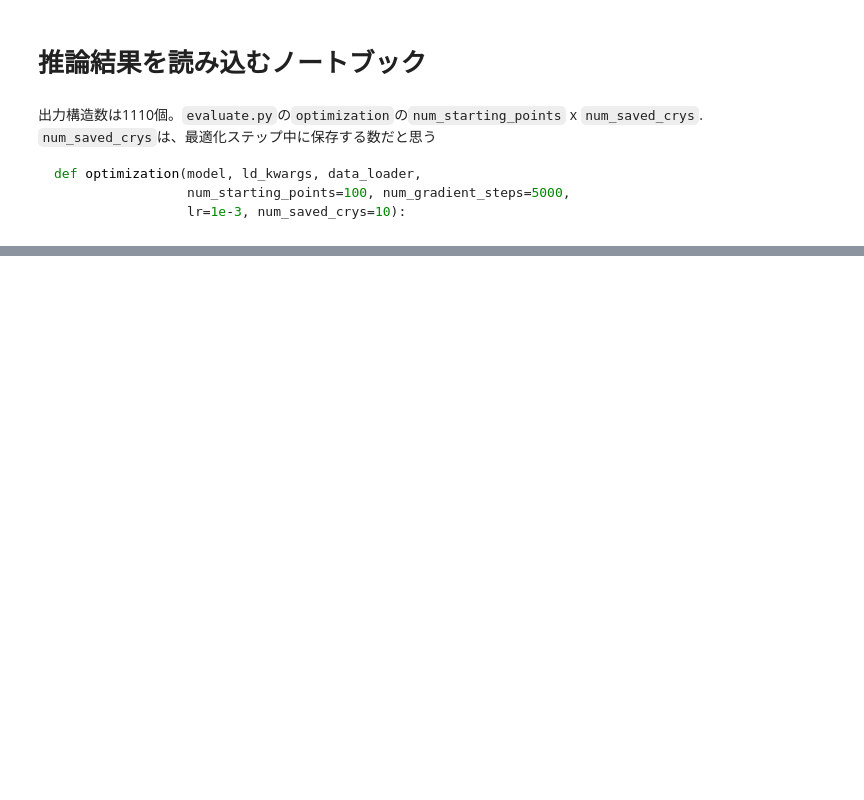
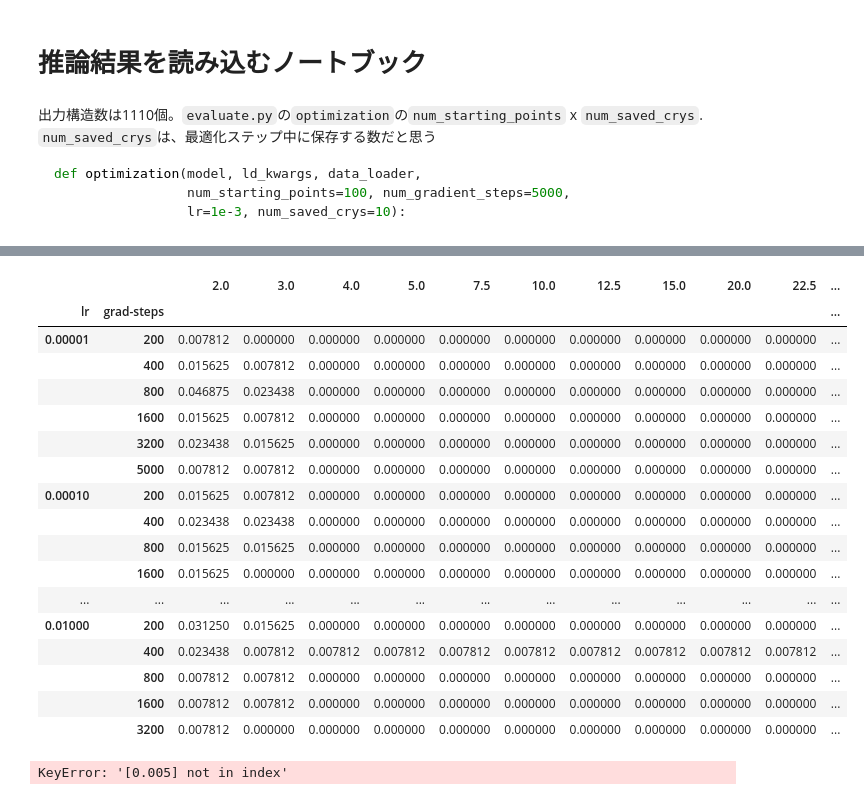
Before and after one commit to AkiraTOSEI/cdvae_comparison, a Jupyter notebook: notebooks/analysis/read_predictions.ipynb, the cells around one changed output, grey strips where cells are left out. Drawn from its saved outputs; the diff is of its cells as text; code cells hidden in the pictures; blank space fills up the shorter version.

```diff
--- a/notebooks/analysis/read_predictions.ipynb
+++ b/notebooks/analysis/read_predictions.ipynb
@@ -55,0 +127,33 @@ tensor([ -9.3776,  -9.0939,  -9.2362,  -9.0871,  -9.1140,  -9.4538,  -8.0861,
+# %%
+decoded_df = pd.DataFrame(decoded_result_dict_list).set_index(['lr','grad-steps']).sort_index()
+decoded_df.to_csv(os.path.join(result_dir, 'decoded_result.csv'))
+decoded_df
+# %% [output]
+|  |  | 2.0 | 3.0 | 4.0 | 5.0 | 7.5 | 10.0 | 12.5 | 15.0 | 20.0 | 22.5 | ... |
+| lr | grad-steps |  |  |  |  |  |  |  |  |  |  | ... |
+| 0.00001 | 200 | 0.007812 | 0.000000 | 0.000000 | 0.000000 | 0.000000 | 0.000000 | 0.000000 | 0.000000 | 0.000000 | 0.000000 | ... |
+|  | 400 | 0.015625 | 0.007812 | 0.000000 | 0.000000 | 0.000000 | 0.000000 | 0.000000 | 0.000000 | 0.000000 | 0.000000 | ... |
+|  | 800 | 0.046875 | 0.023438 | 0.000000 | 0.000000 | 0.000000 | 0.000000 | 0.000000 | 0.000000 | 0.000000 | 0.000000 | ... |
+|  | 1600 | 0.015625 | 0.007812 | 0.000000 | 0.000000 | 0.000000 | 0.000000 | 0.000000 | 0.000000 | 0.000000 | 0.000000 | ... |
+|  | 3200 | 0.023438 | 0.015625 | 0.000000 | 0.000000 | 0.000000 | 0.000000 | 0.000000 | 0.000000 | 0.000000 | 0.000000 | ... |
+|  | 5000 | 0.007812 | 0.007812 | 0.000000 | 0.000000 | 0.000000 | 0.000000 | 0.000000 | 0.000000 | 0.000000 | 0.000000 | ... |
+| 0.00010 | 200 | 0.015625 | 0.007812 | 0.000000 | 0.000000 | 0.000000 | 0.000000 | 0.000000 | 0.000000 | 0.000000 | 0.000000 | ... |
+|  | 400 | 0.023438 | 0.023438 | 0.000000 | 0.000000 | 0.000000 | 0.000000 | 0.000000 | 0.000000 | 0.000000 | 0.000000 | ... |
+|  | 800 | 0.015625 | 0.015625 | 0.000000 | 0.000000 | 0.000000 | 0.000000 | 0.000000 | 0.000000 | 0.000000 | 0.000000 | ... |
+|  | 1600 | 0.015625 | 0.000000 | 0.000000 | 0.000000 | 0.000000 | 0.000000 | 0.000000 | 0.000000 | 0.000000 | 0.000000 | ... |
+| ... | ... | ... | ... | ... | ... | ... | ... | ... | ... | ... | ... | ... |
+| 0.01000 | 200 | 0.031250 | 0.015625 | 0.000000 | 0.000000 | 0.000000 | 0.000000 | 0.000000 | 0.000000 | 0.000000 | 0.000000 | ... |
+|  | 400 | 0.023438 | 0.007812 | 0.007812 | 0.007812 | 0.007812 | 0.007812 | 0.007812 | 0.007812 | 0.007812 | 0.007812 | ... |
+|  | 800 | 0.007812 | 0.007812 | 0.000000 | 0.000000 | 0.000000 | 0.000000 | 0.000000 | 0.000000 | 0.000000 | 0.000000 | ... |
+|  | 1600 | 0.007812 | 0.007812 | 0.000000 | 0.000000 | 0.000000 | 0.000000 | 0.000000 | 0.000000 | 0.000000 | 0.000000 | ... |
+|  | 3200 | 0.007812 | 0.000000 | 0.000000 | 0.000000 | 0.000000 | 0.000000 | 0.000000 | 0.000000 | 0.000000 | 0.000000 | ... |
+# %%
+best_lr = 0.005
+comparison_df = pd.concat(
+    [raw_df.loc[[best_lr]].T.rename(columns={best_lr:'raw'}),
+     decoded_df.loc[[best_lr]].T.rename(columns={best_lr:'decoded'})],
+axis=1)
+comparison_df.to_csv(os.path.join(result_dir, 'comparison_result.csv'))
+comparison_df
+# %% [output]
+KeyError: '[0.005] not in index'
```
Also changed, not shown: parts of 13 cells of this notebook, 1 other file.
